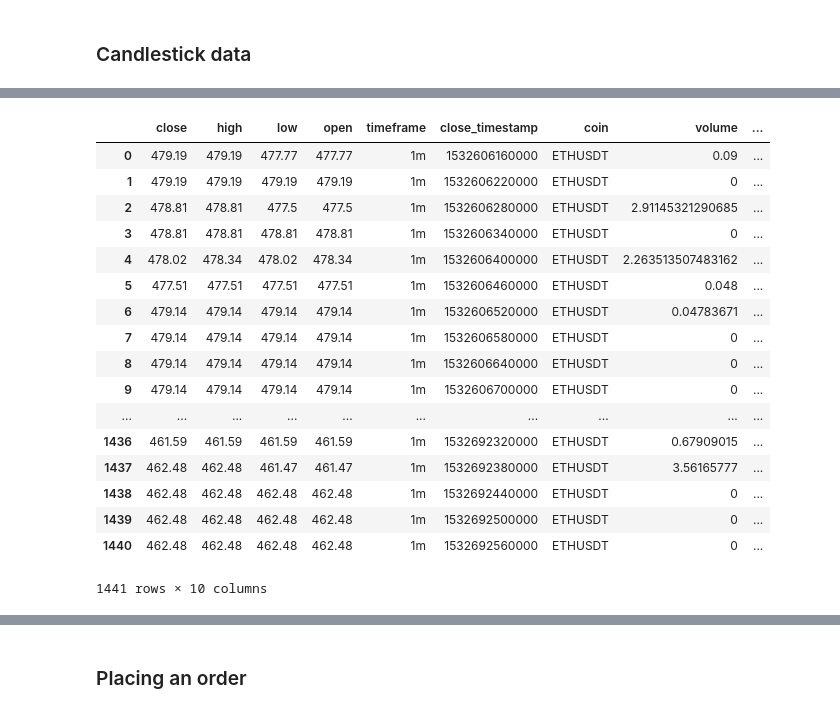
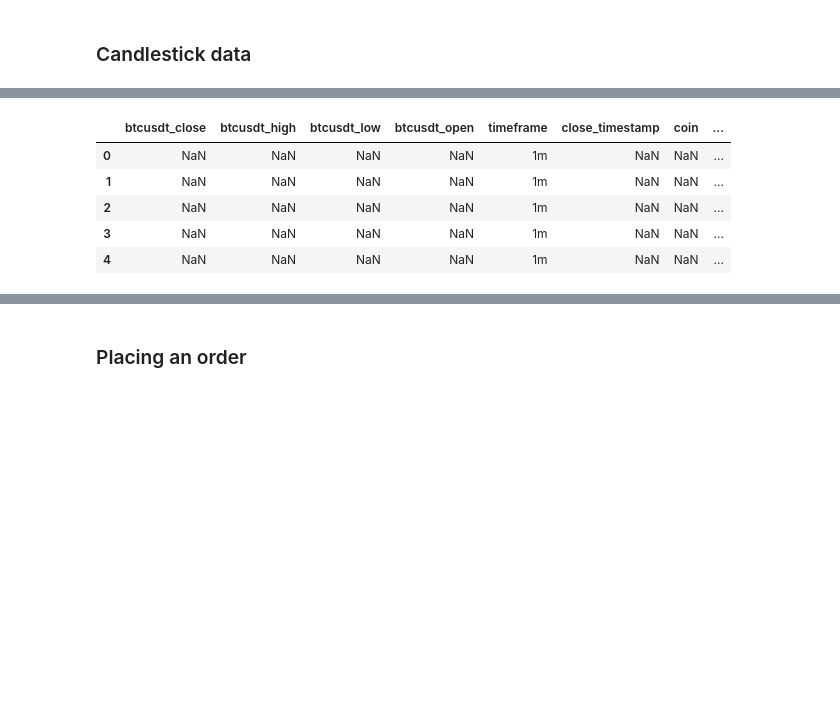
Before and after one commit to ChrisMcPherson/logic_by_loidsig, a Jupyter notebook: notebooks/cobinhood_data_exploration.ipynb, the cells around one changed output, grey strips where cells are left out. Saved outputs shown, nothing was run; the diff lists cells and outputs as text; code cells hidden in the pictures; blank space fills up the shorter version.

```diff
--- a/notebooks/cobinhood_data_exploration.ipynb
+++ b/notebooks/cobinhood_data_exploration.ipynb
@@ -109,14 +109,17 @@ the_logic
 # %% [markdown]
 ### Candlestick data
 # %%
-cob_candles_list = cob.chart.get_candles(trading_pair_id='ETH-USDT', start_time=1519862400000, end_time=1519948800000, timeframe='1m')['result']['candles']
+min_ago = 4
+prefix = 'btcusdt'
+starting_unix_time = int((time.time() - (min_ago * 60)) * 1000)
+ending_unix_time = int(time.time() * 1000)
+
+cob_candles_list = cob.chart.get_candles(trading_pair_id='BTC-USDT', start_time=starting_unix_time, end_time=ending_unix_time, timeframe='1m')['result']['candles']
 df = pd.DataFrame(cob_candles_list)
-df.rename(columns={'trading_pair_id':'coin','timestamp':'close_timestamp'}, inplace=True)
+df.columns=[f'{prefix}_close',f'{prefix}_high',f'{prefix}_low',f'{prefix}_open','timeframe','close_timestamp','coin',f'{prefix}_volume']
 df['coin'] = df['coin'].replace(regex=True, to_replace=r'-', value=r'')
 df['close_timestamp_trim'] = df['close_timestamp']/1000
 df['close_datetime'] = pd.to_datetime(df['close_timestamp_trim'], unit='s')
-
-print(f"""Current: {datetime.datetime.utcfromtimestamp(time.time()).strftime('%Y-%m-%d %I:%M:%S')}
-Start: {datetime.datetime.utcfromtimestamp(1519516800).strftime('%Y-%m-%d %I:%M:%S')}""")
+#df['minute'] = pd.to_numeric(df['close_timestamp']/1000/60).astype(int)
 df
 # %% [output]
@@ -126,18 +127,6 @@ Start: 2018-02-25 12:00:00
-|  | close | high | low | open | timeframe | close_timestamp | coin | volume | ... |
-| 0 | 479.19 | 479.19 | 477.77 | 477.77 | 1m | 1532606160000 | ETHUSDT | 0.09 | ... |
-| 1 | 479.19 | 479.19 | 479.19 | 479.19 | 1m | 1532606220000 | ETHUSDT | 0 | ... |
-| 2 | 478.81 | 478.81 | 477.5 | 477.5 | 1m | 1532606280000 | ETHUSDT | 2.91145321290685 | ... |
-| 3 | 478.81 | 478.81 | 478.81 | 478.81 | 1m | 1532606340000 | ETHUSDT | 0 | ... |
-| 4 | 478.02 | 478.34 | 478.02 | 478.34 | 1m | 1532606400000 | ETHUSDT | 2.263513507483162 | ... |
-| 5 | 477.51 | 477.51 | 477.51 | 477.51 | 1m | 1532606460000 | ETHUSDT | 0.048 | ... |
-| 6 | 479.14 | 479.14 | 479.14 | 479.14 | 1m | 1532606520000 | ETHUSDT | 0.04783671 | ... |
-| 7 | 479.14 | 479.14 | 479.14 | 479.14 | 1m | 1532606580000 | ETHUSDT | 0 | ... |
-| 8 | 479.14 | 479.14 | 479.14 | 479.14 | 1m | 1532606640000 | ETHUSDT | 0 | ... |
-| 9 | 479.14 | 479.14 | 479.14 | 479.14 | 1m | 1532606700000 | ETHUSDT | 0 | ... |
-| ... | ... | ... | ... | ... | ... | ... | ... | ... | ... |
-| 1436 | 461.59 | 461.59 | 461.59 | 461.59 | 1m | 1532692320000 | ETHUSDT | 0.67909015 | ... |
-| 1437 | 462.48 | 462.48 | 461.47 | 461.47 | 1m | 1532692380000 | ETHUSDT | 3.56165777 | ... |
-| 1438 | 462.48 | 462.48 | 462.48 | 462.48 | 1m | 1532692440000 | ETHUSDT | 0 | ... |
-| 1439 | 462.48 | 462.48 | 462.48 | 462.48 | 1m | 1532692500000 | ETHUSDT | 0 | ... |
-| 1440 | 462.48 | 462.48 | 462.48 | 462.48 | 1m | 1532692560000 | ETHUSDT | 0 | ... |
+|  | btcusdt_close | btcusdt_high | btcusdt_low | btcusdt_open | timeframe | close_timestamp | coin | ... |
+| 0 | NaN | NaN | NaN | NaN | 1m | NaN | NaN | ... |
+| 1 | NaN | NaN | NaN | NaN | 1m | NaN | NaN | ... |
+| 2 | NaN | NaN | NaN | NaN | 1m | NaN | NaN | ... |
+| 3 | NaN | NaN | NaN | NaN | 1m | NaN | NaN | ... |
+| 4 | NaN | NaN | NaN | NaN | 1m | NaN | NaN | ... |
-1441 rows × 10 columns
```
Also changed, not shown: parts of 6 cells of this notebook, 19 other files.
